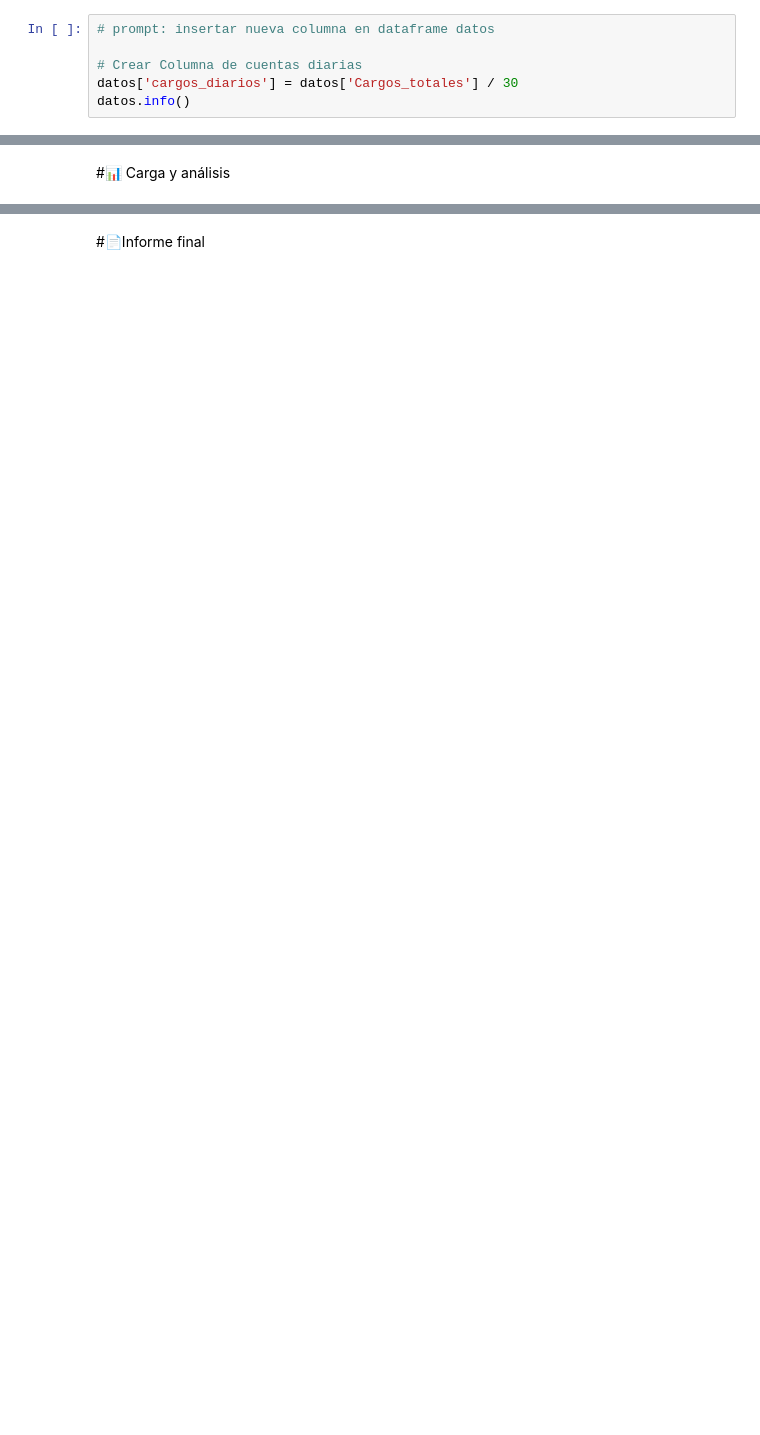
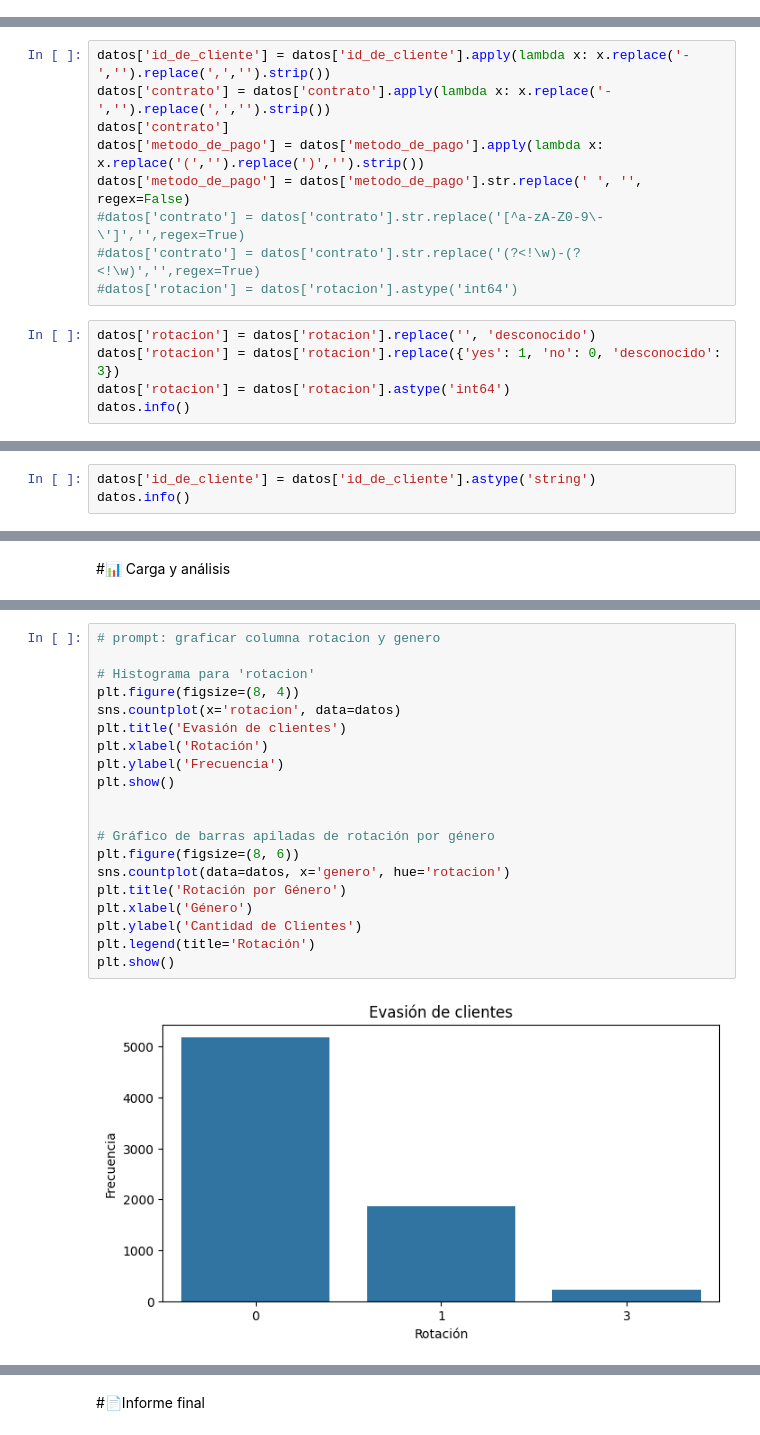
Before and after one commit to cgasdic/TELECOMX_LATAM, a Jupyter notebook: TelecomX_LATAM.ipynb, the cells around one changed output, grey strips where cells are left out. Drawn from its saved outputs; the diff is of its cells as text; blank space fills up the shorter version.

```diff
--- a/TelecomX_LATAM.ipynb
+++ b/TelecomX_LATAM.ipynb
@@ -198,6 +212,0 @@ memory usage: 1.2 MB
-# %%
-# prompt: insertar nueva columna en dataframe datos
-
-# Crear Columna de cuentas diarias
-datos['cargos_diarios'] = datos['Cargos_totales'] / 30
-datos.info()
@@ -221,0 +213,14 @@ memory usage: 1.3 MB
+# %%
+datos['id_de_cliente'] = datos['id_de_cliente'].apply(lambda x: x.replace('-','').replace(',','').strip())
+datos['contrato'] = datos['contrato'].apply(lambda x: x.replace('-','').replace(',','').strip())
+datos['contrato']
+datos['metodo_de_pago'] = datos['metodo_de_pago'].apply(lambda x: x.replace('(','').replace(')','').strip())
+datos['metodo_de_pago'] = datos['metodo_de_pago'].str.replace(' ', '', regex=False)
+#datos['contrato'] = datos['contrato'].str.replace('[^a-zA-Z0-9\-\']','',regex=True)
+#datos['contrato'] = datos['contrato'].str.replace('(?<!\w)-(?<!\w)','',regex=True)
+#datos['rotacion'] = datos['rotacion'].astype('int64')
+# %%
+datos['rotacion'] = datos['rotacion'].replace('', 'desconocido')
+datos['rotacion'] = datos['rotacion'].replace({'yes': 1, 'no': 0, 'desconocido': 3})
+datos['rotacion'] = datos['rotacion'].astype('int64')
+datos.info()
@@ -221,0 +245,3 @@ memory usage: 1.3 MB
+# %%
+datos['id_de_cliente'] = datos['id_de_cliente'].astype('string')
+datos.info()
@@ -223,0 +280,22 @@ memory usage: 1.3 MB
+# %%
+# prompt: graficar columna rotacion y genero
+
+# Histograma para 'rotacion'
+plt.figure(figsize=(8, 4))
+sns.countplot(x='rotacion', data=datos)
+plt.title('Evasión de clientes')
+plt.xlabel('Rotación')
+plt.ylabel('Frecuencia')
+plt.show()
+
+
+# Gráfico de barras apiladas de rotación por género
+plt.figure(figsize=(8, 6))
+sns.countplot(data=datos, x='genero', hue='rotacion')
+plt.title('Rotación por Género')
+plt.xlabel('Género')
+plt.ylabel('Cantidad de Clientes')
+plt.legend(title='Rotación')
+plt.show()
+# %% [output]
+[figure, added]
```
Also changed, not shown: parts of 19 cells of this notebook.
